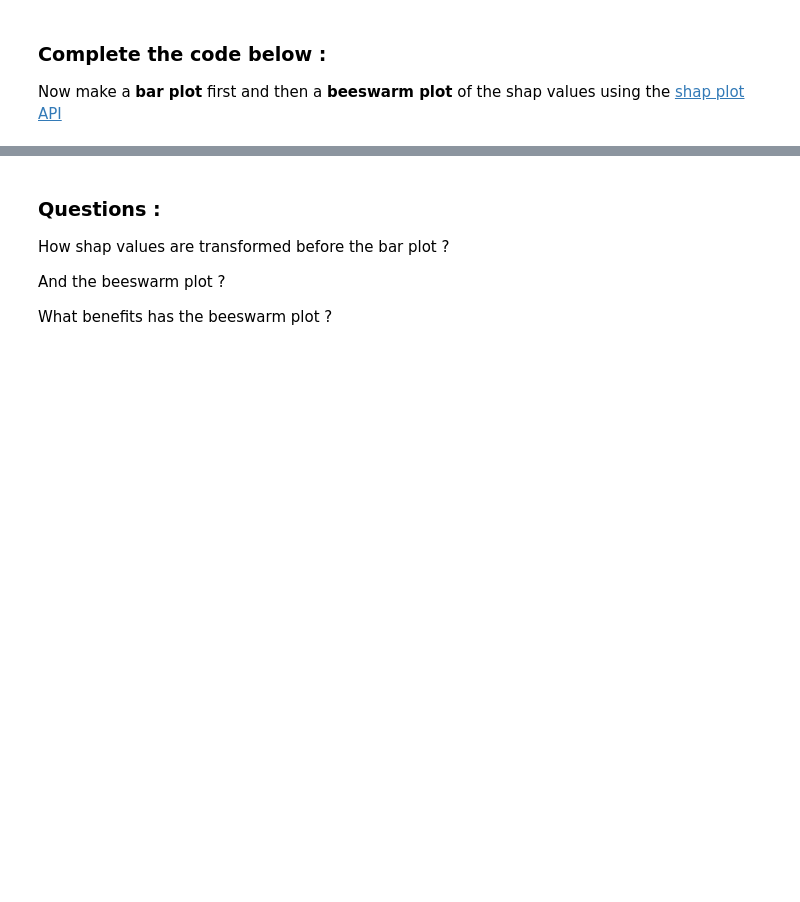
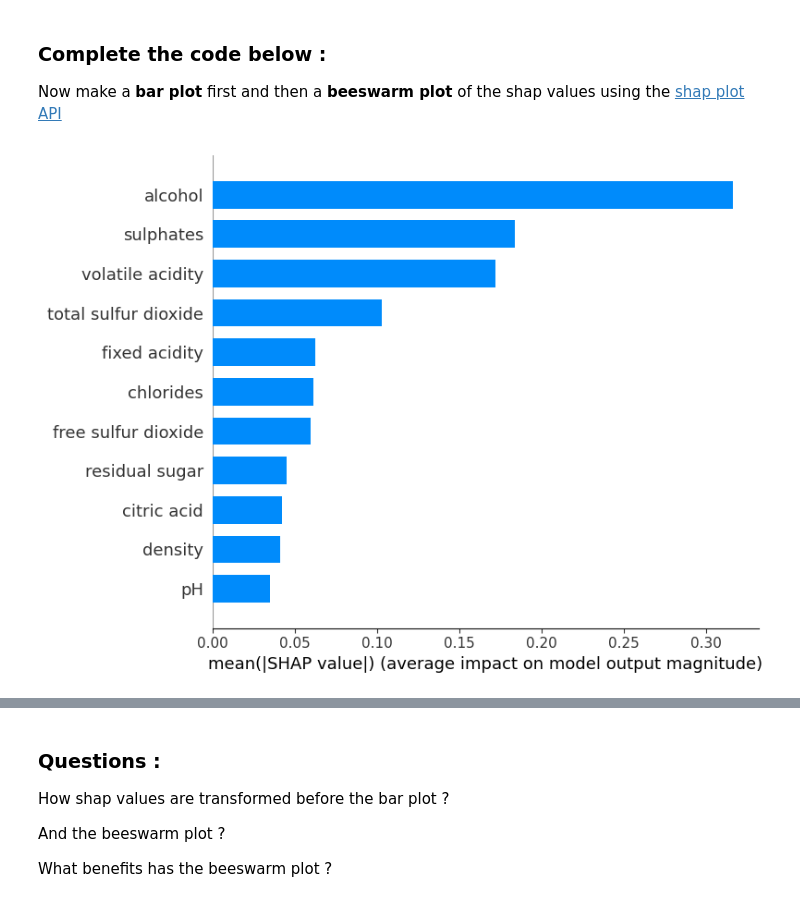
Before and after one commit to michaelstrefeler/XAI_Labs, a Jupyter notebook: TP4_PostHoc_Tabular/XAI_TP4_2025_Billeter_Strefeler.ipynb, the cells around one changed output, grey strips where cells are left out. Cells and saved outputs as stored; diff of their text form; code cells hidden in the pictures; blank space fills up the shorter version.

```diff
--- a/TP4_PostHoc_Tabular/XAI_TP4_2025_Billeter_Strefeler.ipynb
+++ b/TP4_PostHoc_Tabular/XAI_TP4_2025_Billeter_Strefeler.ipynb
@@ -124,6 +130,10 @@ Since the output variables are ordered (with 0 being low quality and 5 being hig
 # %%
 # YOUR CODE
 # name your model "regressor"
+regressor = DecisionTreeRegressor(random_state=SEED)
+
+regressor.fit(X_train, y_train)
+y_pred = regressor.predict(X_test)
 # %%
 # YOUR CODE
 # print the metrics here
@@ -233,5 +279,8 @@ Now make a **bar plot** first and then a **beeswarm plot** of the shap values us
 # %%
 # YOUR CODE
 # generate a bar plot
+shap.summary_plot(shap_values, X_test, plot_type="bar")
+# %% [output]
+[figure, added]
 # %%
 # YOUR CODE
```
Also changed, not shown: parts of 20 cells of this notebook.
